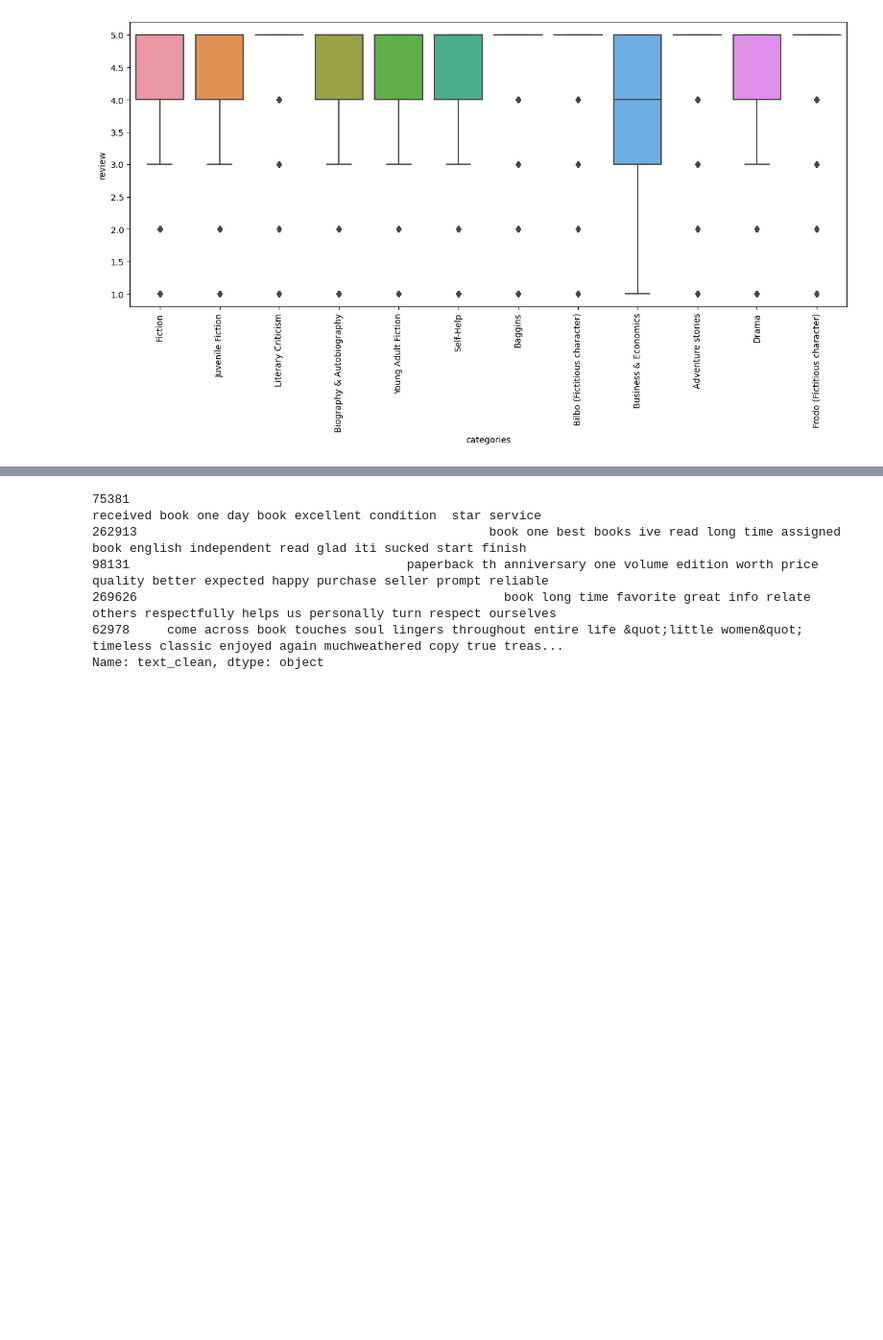
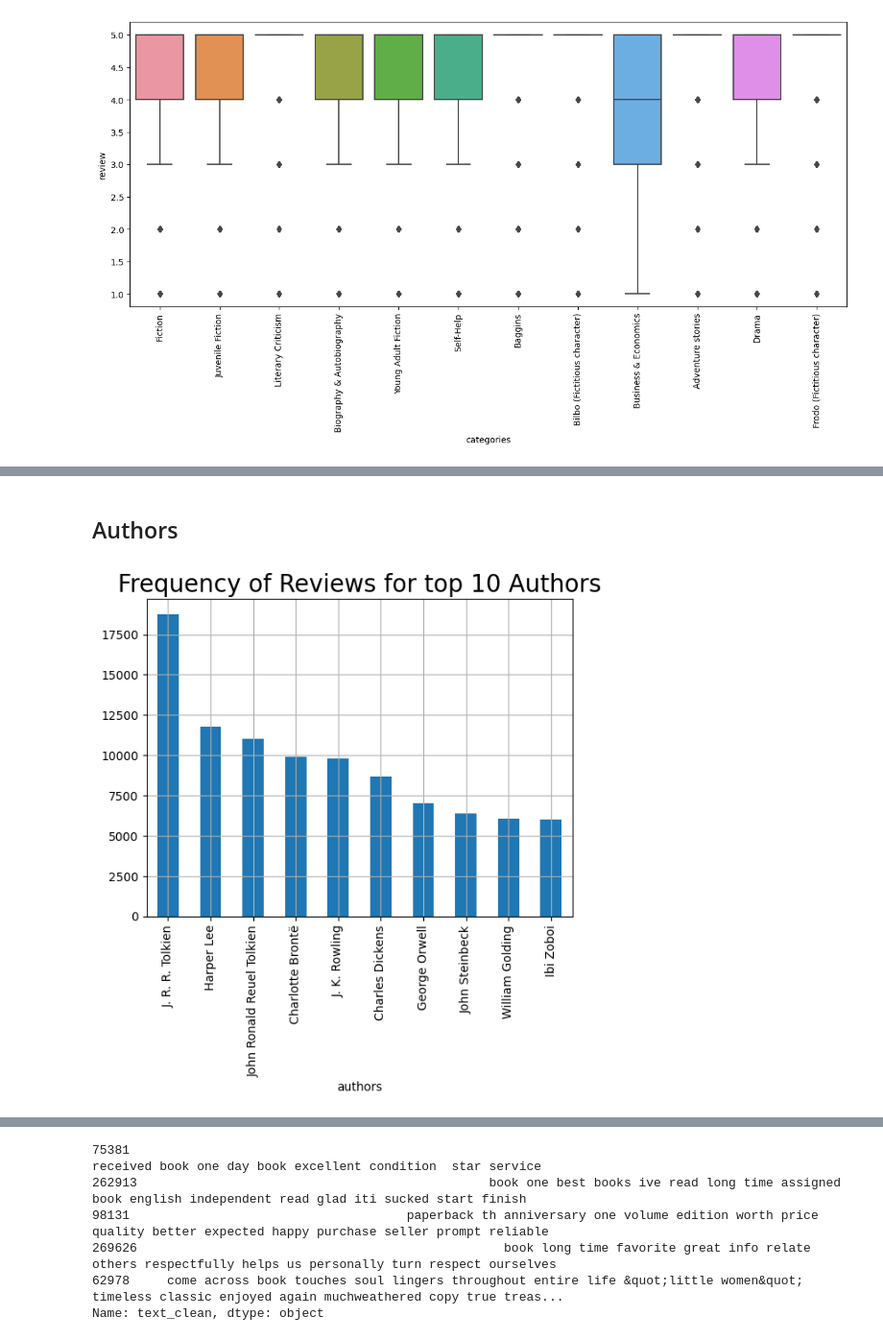
Before and after one commit to arnaldochm/final_project_nlp, a Jupyter notebook: notebooks/notebook_EDA.ipynb, the cells around one changed output, grey strips where cells are left out. Shown at 96% size. Saved outputs shown, nothing was run; the diff lists cells and outputs as text; code cells hidden in the pictures; blank space fills up the shorter version.

```diff
--- a/notebooks/notebook_EDA.ipynb
+++ b/notebooks/notebook_EDA.ipynb
@@ -285,0 +277,11 @@ plt.show()
+# %% [markdown]
+## Authors
+# %%
+top_10_authors_counts = df_all_data['authors'].explode().value_counts()
+top_10_authors_counts = top_10_authors_counts[:10].sort_values(ascending=False)
+top_10_authors_counts.plot(kind='bar')
+plt.title('Frequency of Reviews for top 10 Authors', fontsize = 20)
+plt.grid()
+plt.show()
+# %% [output]
+[figure, added]
```
Also changed, not shown: parts of 15 cells of this notebook.
